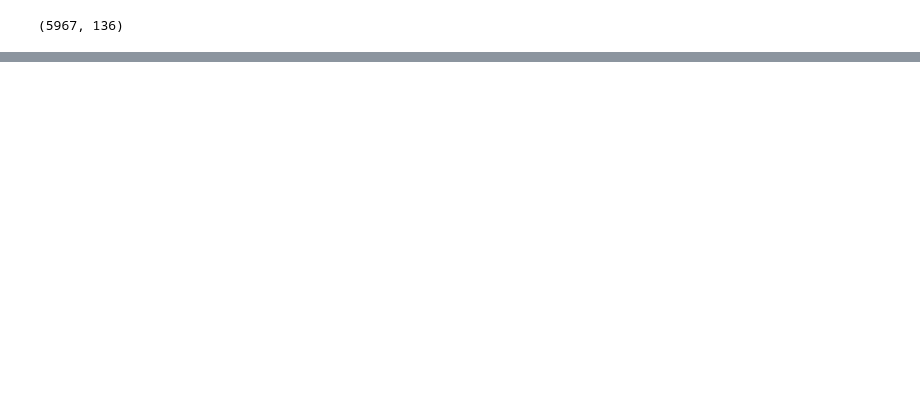
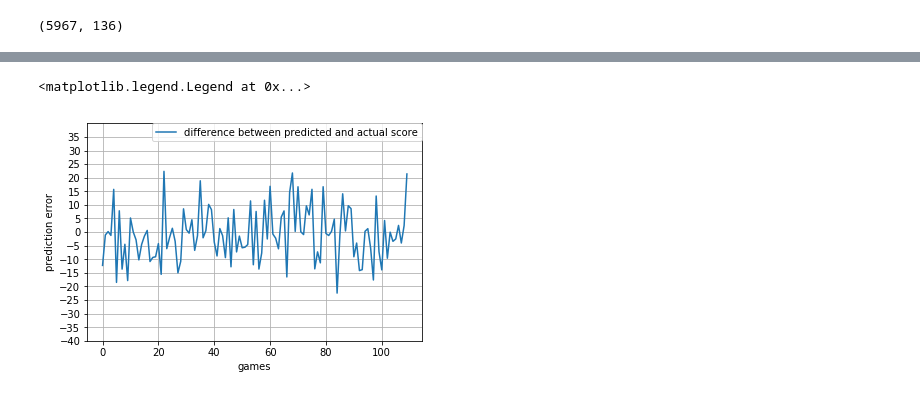
Before and after one commit to adabydee/unreal-madrid-project-1, a Jupyter notebook: SVM.ipynb, the cells around one changed output, grey strips where cells are left out. Cells and saved outputs as stored; diff of their text form; code cells hidden in the pictures; blank space fills up the shorter version.

Commit message:
improvement of ML algorithms and visualization

```diff
--- a/SVM.ipynb
+++ b/SVM.ipynb
@@ -54,11 +75,14 @@ print(error)
 # %%
 # out-of-sample prediction
+y = y.ravel()
 X_out = out_of_sample.drop(['score_gap_sign'], axis = 1)
 y_out = out_of_sample['score_gap_sign']
 scaler = StandardScaler()
-scaler.fit(X_out)
+scaler.fit(x)
+x = scaler.transform(x)
 X_out = scaler.transform(X_out)
-svregress = SVR(kernel='rbf', C=10, gamma=0.001)
+
+svregress = SVR(kernel='rbf', C=1, gamma=0.001)
 svregress.fit(x,y)
 pred = svregress.predict(X_out)
 error = np.sqrt(mean_squared_error(y_out, pred))
@@ -83,0 +111,20 @@ plt.legend(bbox_to_anchor=(1.0, 1), loc=1, borderaxespad=0.)
+# %%
+# Visulization of prediction
+import matplotlib.pyplot as plt
+pred_list = list(pred)
+y_out_list = list(y_out)
+pred_actual_diff = [pred[i] - y_out[i] for i in range(len(pred))]
+pred_actual_diff = [float(x) for x in pred_actual_diff]
+fig, ax = plt.subplots()
+plt.xlabel('games')
+plt.ylabel('prediction error')
+yticks = range(-40,40,5)
+ax.set_yticks(yticks)
+ax.set_ylim([-40,40])
+x = list(range(len(out_of_sample)))
+plt.plot(x, pred_actual_diff, label="difference between predicted and actual score")
+plt.grid(True)
+plt.legend(bbox_to_anchor=(1.0, 1), loc=1, borderaxespad=0.)
+# %% [output]
+<matplotlib.legend.Legend at 0x...>
+[figure, added]
```
Also changed, not shown: parts of 8 cells of this notebook, 2 other files.
